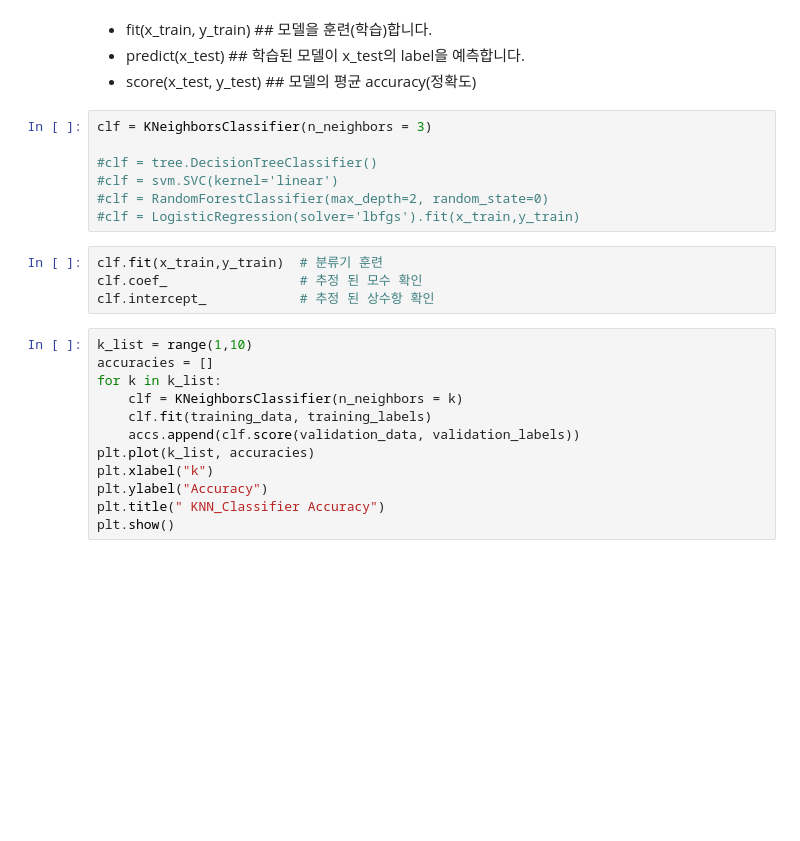
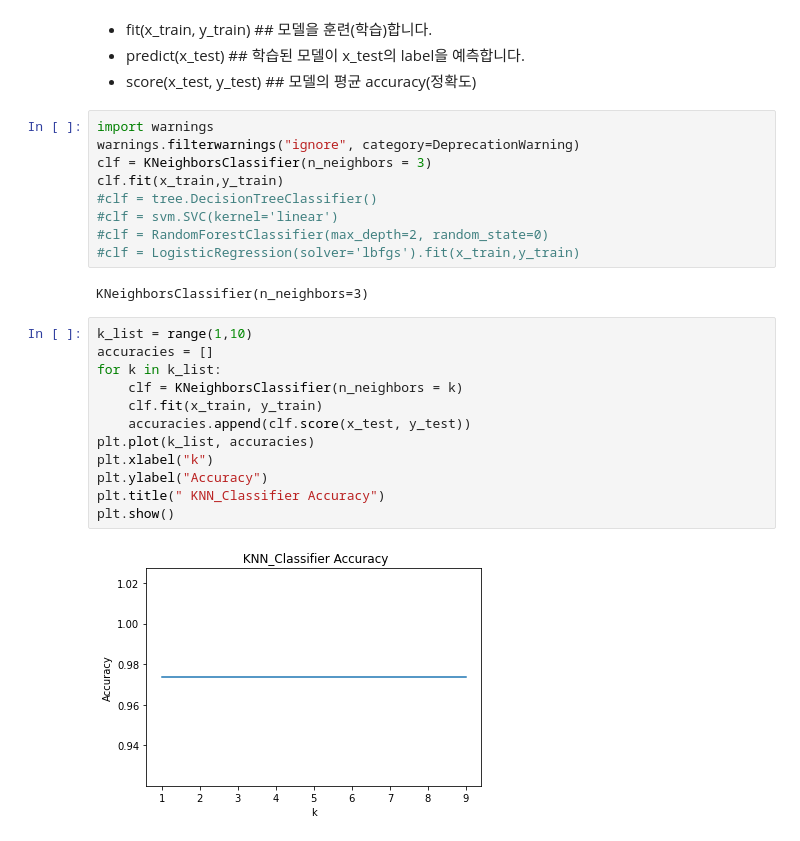
Before and after one commit to ryoojunsang/2023S-Ajou-ML, a Jupyter notebook: HW0.ipynb, the cells around one changed output. Cells and saved outputs as stored; diff of their text form; blank space fills up the shorter version.

```diff
--- a/HW0.ipynb
+++ b/HW0.ipynb
@@ -198,25 +354,27 @@ x_test
 * predict(x_test)           ## 학습된 모델이 x_test의 label을 예측합니다.
 * score(x_test, y_test)     ## 모델의 평균 accuracy(정확도)
 # %%
+import warnings
+warnings.filterwarnings("ignore", category=DeprecationWarning)
 clf = KNeighborsClassifier(n_neighbors = 3)
-
+clf.fit(x_train,y_train)
 #clf = tree.DecisionTreeClassifier()
 #clf = svm.SVC(kernel='linear')
 #clf = RandomForestClassifier(max_depth=2, random_state=0)
 #clf = LogisticRegression(solver='lbfgs').fit(x_train,y_train)
+# %% [output]
+KNeighborsClassifier(n_neighbors=3)
-# %%
-clf.fit(x_train,y_train)  # 분류기 훈련
-clf.coef_                 # 추정 된 모수 확인
-clf.intercept_            # 추정 된 상수항 확인
 # %%
 k_list = range(1,10)
 accuracies = []
 for k in k_list:
     clf = KNeighborsClassifier(n_neighbors = k)
-    clf.fit(training_data, training_labels)
-    accs.append(clf.score(validation_data, validation_labels))
+    clf.fit(x_train, y_train)
+    accuracies.append(clf.score(x_test, y_test))
 plt.plot(k_list, accuracies)
 plt.xlabel("k")
 plt.ylabel("Accuracy")
 plt.title(" KNN_Classifier Accuracy")
 plt.show()
+# %% [output]
+[figure, added]
```
Also changed, not shown: parts of 22 cells of this notebook.
